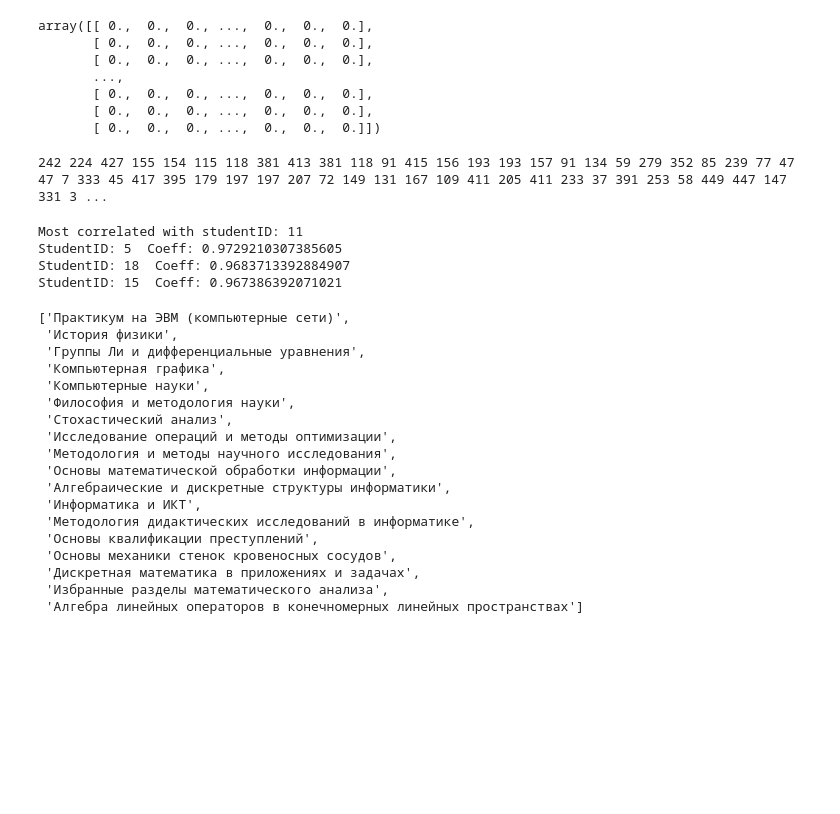
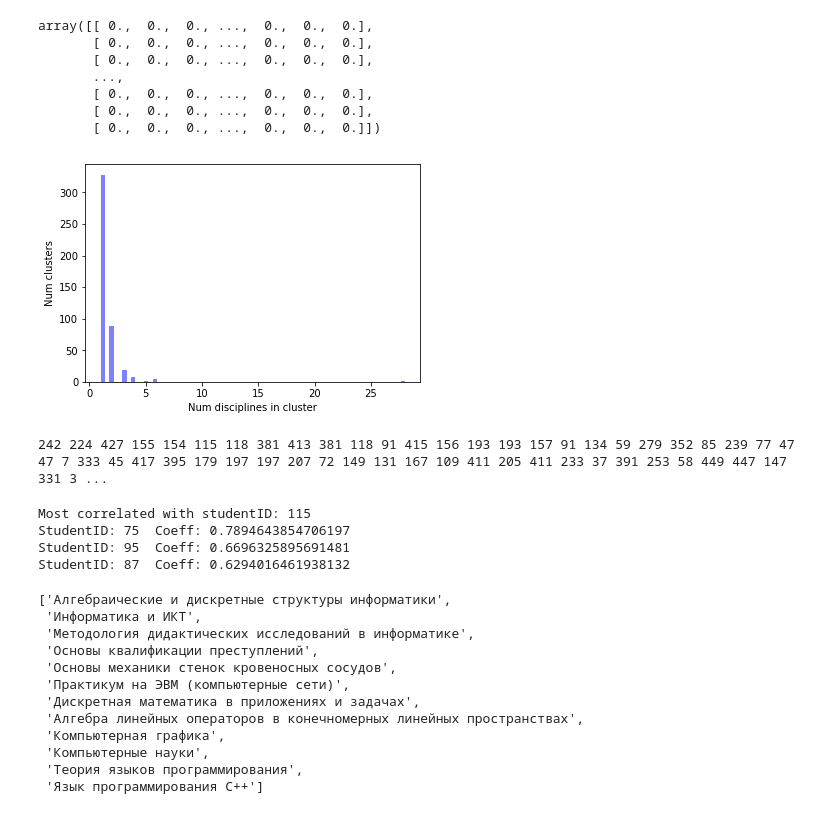
Before and after one commit to AnnRyazanova/CourseWork, a Jupyter notebook: makeRecommendation.ipynb, the cells around one changed output. Cells and saved outputs as stored; diff of their text form; code cells hidden in the pictures; blank space fills up the shorter version.

Commit message:
Change recommendations: пороговое значение, словарь словарей для удобной работы, n_best_disciplines and etc

```diff
--- a/makeRecommendation.ipynb
+++ b/makeRecommendation.ipynb
@@ -266,38 +288,52 @@ array([[ 0.,  0.,  0., ...,  0.,  0.,  0.],
        [ 0.,  0.,  0., ...,  0.,  0.,  0.],
        [ 0.,  0.,  0., ...,  0.,  0.,  0.],
        [ 0.,  0.,  0., ...,  0.,  0.,  0.]])
+# %%
+# гистограмма : кол-во дисциплин в кластерах
+num_disciplines_in_clusters = []
+
+labels_list = []
+for i in km.labels_:
+    if i not in labels_list:
+        labels_list.append(i)
+
+for label in labels_list:
+    num_disciplines_in_clusters.append(data_disciplines[km.labels_ == label].size)
+
+num_bins = 70
+n, bins, patches = plt.hist(num_disciplines_in_clusters, num_bins, facecolor='blue', alpha=0.5)
+plt.xlabel('Num disciplines in cluster')
+plt.ylabel('Num clusters')
+plt.show()
+# %% [output]
+[figure, added]
 # %%
 # метки кластеров для дисциплин
 for label in km.labels_:
     print(label, end = " ")
 # %% [output]
 242 224 427 155 154 115 118 381 413 381 118 91 415 156 193 193 157 91 134 59 279 352 85 239 77 47 47 7 333 45 417 395 179 197 197 207 72 149 131 167 109 411 205 411 233 37 391 253 58 449 447 147 331 3 ...
-# %%
-students_information = read_subjects("disciplines2.csv")
-students_rating = read_file("students_rating.csv")
-#рекомендации для студента id = 11
-rec = make_recommendations('11', students_rating, data_disciplines, students_information, dict_disciplines, km, stopwords, 3)
-rec
-# %% [output]
-Most correlated with studentID: 11
-StudentID: 5  Coeff: 0.9729210307385605
-StudentID: 18  Coeff: 0.9683713392884907
-StudentID: 15  Coeff: 0.967386392071021
-['Практикум на ЭВМ (компьютерные сети)',
- 'История физики',
- 'Группы Ли и дифференциальные уравнения',
- 'Компьютерная графика',
- 'Компьютерные науки',
- 'Философия и методология науки',
- 'Стохастический анализ',
- 'Исследование операций и методы оптимизации',
- 'Методология и методы научного исследования',
- 'Основы математической обработки информации',
- 'Алгебраические и дискретные структуры информатики',
- 'Информатика и ИКТ',
- 'Методология дидактических исследований в информатике',
- 'Основы квалификации преступлений',
- 'Основы механики стенок кровеносных сосудов',
- 'Дискретная математика в приложениях и задачах',
- 'Избранные разделы математического анализа',
- 'Алгебра линейных операторов в конечномерных линейных пространствах']
+# %%
+original_disciplines = read_subjects("disciplines.csv")
+students_rating = read_file("students_rating.csv")
+#информация о дисциплинах: исправленные наименования, оригинальные наименования, отображение
+disciplines_information = {'corrected_disciplines' : data_disciplines, 'original_disciplines' : original_disciplines, 'mapping' : dict_disciplines}
+rec = make_recommendations('115', students_rating, disciplines_information, km, stopwords)
+rec
+# %% [output]
+Most correlated with studentID: 115
+StudentID: 75  Coeff: 0.7894643854706197
+StudentID: 95  Coeff: 0.6696325895691481
+StudentID: 87  Coeff: 0.6294016461938132
+['Алгебраические и дискретные структуры информатики',
+ 'Информатика и ИКТ',
+ 'Методология дидактических исследований в информатике',
+ 'Основы квалификации преступлений',
+ 'Основы механики стенок кровеносных сосудов',
+ 'Практикум на ЭВМ (компьютерные сети)',
+ 'Дискретная математика в приложениях и задачах',
+ 'Алгебра линейных операторов в конечномерных линейных пространствах',
+ 'Компьютерная графика',
+ 'Компьютерные науки',
+ 'Теория языков программирования',
+ 'Язык программирования С++']
```
Also changed, not shown: parts of 8 cells of this notebook, 1 other file.
